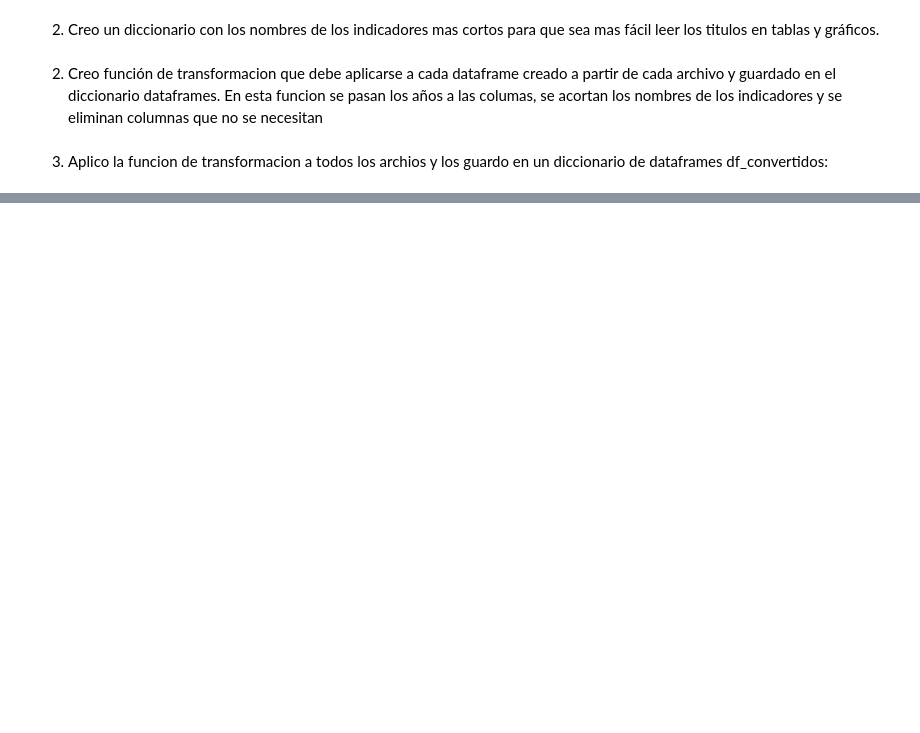
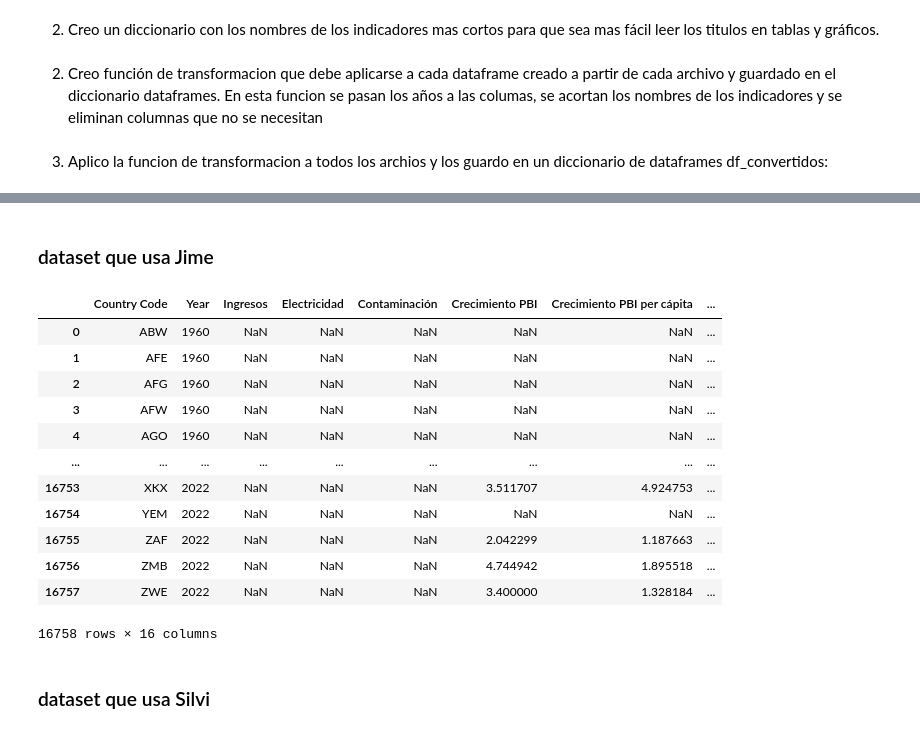
Before and after one commit to DATASCIENTISTSHENRY/PF_DataScience_Migraciones, a Jupyter notebook: ETL_ARCHIVOS_BANCO_MUNDIAL/ETL_BANCO_MUNDIAL.ipynb, the cells around one changed output, grey strips where cells are left out. Drawn from its saved outputs; the diff is of its cells as text; code cells hidden in the pictures; blank space fills up the shorter version.

```diff
--- a/ETL_ARCHIVOS_BANCO_MUNDIAL/ETL_BANCO_MUNDIAL.ipynb
+++ b/ETL_ARCHIVOS_BANCO_MUNDIAL/ETL_BANCO_MUNDIAL.ipynb
@@ -92,0 +94,31 @@ df_convertidos['i_crecimiento_PBI_capita']
+# %%
+from functools import reduce
+
+# Asegúrate de que melts_1 contenga los DataFrames que quieres fusionar
+
+# Define una función para fusionar dos DataFrames en función de las columnas 'Country Name' y 'Year'
+def merge_dataframes(left, right):
+    return pd.merge(left, right, on=['Country Code', 'Year'])
+
+# Utiliza reduce para aplicar la función de fusión a todos los DataFrames en la lista
+merged_df_modelo = reduce(merge_dataframes, df_convertidos.values())
+
+# Imprime el DataFrame resultante
+# %% [markdown]
+### dataset que usa Jime
+# %%
+merged_df_modelo
+# %% [output]
+|  | Country Code | Year | Ingresos | Electricidad | Contaminación | Crecimiento PBI | Crecimiento PBI per cápita | ... |
+| 0 | ABW | 1960 | NaN | NaN | NaN | NaN | NaN | ... |
+| 1 | AFE | 1960 | NaN | NaN | NaN | NaN | NaN | ... |
+| 2 | AFG | 1960 | NaN | NaN | NaN | NaN | NaN | ... |
+| 3 | AFW | 1960 | NaN | NaN | NaN | NaN | NaN | ... |
+| 4 | AGO | 1960 | NaN | NaN | NaN | NaN | NaN | ... |
+| ... | ... | ... | ... | ... | ... | ... | ... | ... |
+| 16753 | XKX | 2022 | NaN | NaN | NaN | 3.511707 | 4.924753 | ... |
+| 16754 | YEM | 2022 | NaN | NaN | NaN | NaN | NaN | ... |
+| 16755 | ZAF | 2022 | NaN | NaN | NaN | 2.042299 | 1.187663 | ... |
+| 16756 | ZMB | 2022 | NaN | NaN | NaN | 4.744942 | 1.895518 | ... |
+| 16757 | ZWE | 2022 | NaN | NaN | NaN | 3.400000 | 1.328184 | ... |
+16758 rows × 16 columns
@@ -92,0 +127,2 @@ df_convertidos['i_crecimiento_PBI_capita']
+# %% [markdown]
+### dataset que usa Silvi
```
Also changed, not shown: parts of 7 cells of this notebook, 2 other files.
